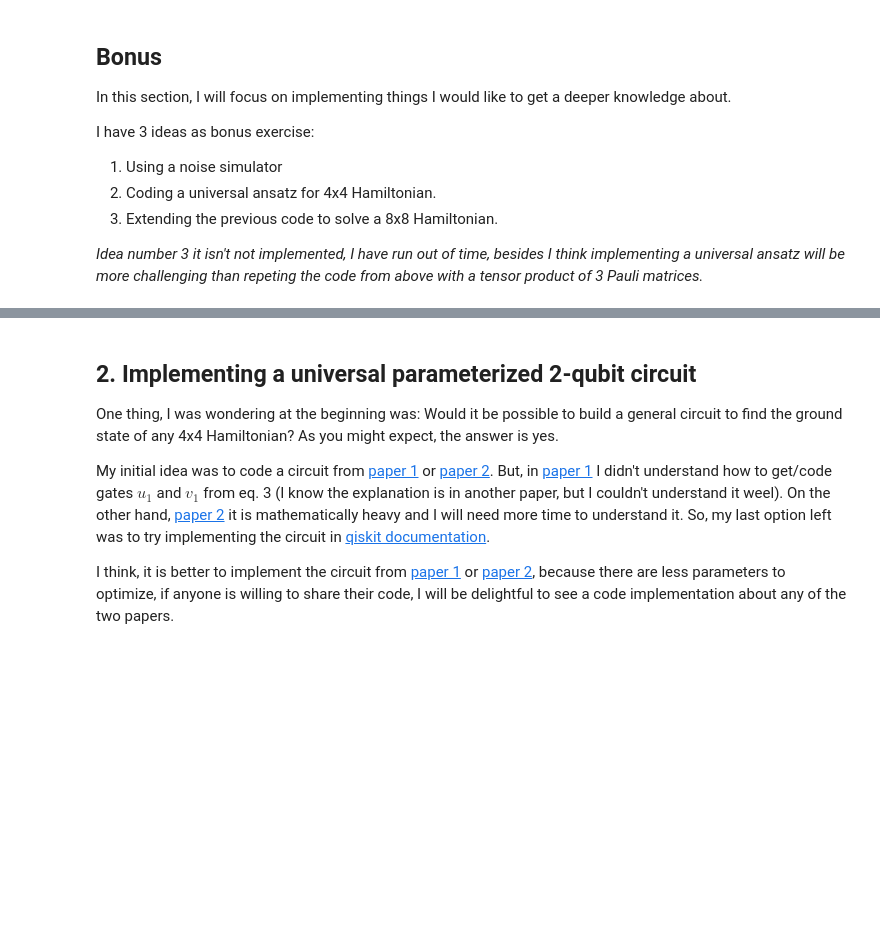
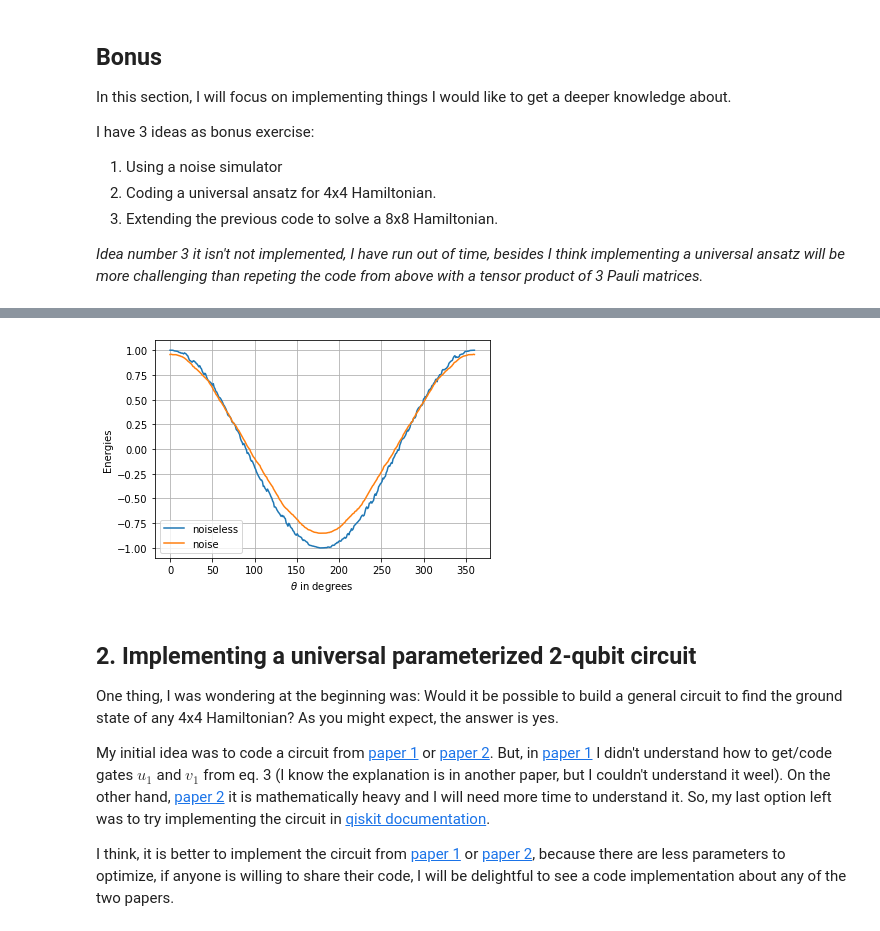
Before and after one commit to gllodra12/VQE-4x4-Hamiltonian, a Jupyter notebook: Task_4.ipynb, the cells around one changed output, grey strips where cells are left out. Drawn from its saved outputs; the diff is of its cells as text; code cells hidden in the pictures; blank space fills up the shorter version.

Commit message:
Noise and universal circuits added

```diff
--- a/Task_4.ipynb
+++ b/Task_4.ipynb
@@ -568,16 +580,4 @@ from qiskit.providers.aer.noise import NoiseModel
 # %%
-# Build noise model from backend properties
-provider = IBMQ.load_account()
-backend = provider.get_backend('ibmq_vigo')
-noise_model = NoiseModel.from_backend(backend)
-
-# Get coupling map from backend
-coupling_map = backend.configuration().coupling_map
-
-# Get basis gates from noise model
-basis_gates = noise_model.basis_gates
-
-
 def measure_expected_value_with_noise(parameter, measure, num_shots):
     # To measure each term in the right basis.
     if measure == 'II':
@@ -585,14 +585,14 @@ def measure_expected_value_with_noise(parameter, measure, num_shots):
     else:
         circuit = quantum_circuit(parameter, measure)
 
-
     # Perform experiment n times on a noise simulator
     job = execute(circuit,
                   backend=Aer.get_backend('qasm_simulator'),
                   basis_gates=basis_gates,
                   noise_model=noise_model,
                   coupling_map=coupling_map,
-                  shots=num_shots
+                  shots=num_shots,
+                  seed_simulator=0
                  )
     result = job.result()
     counts = result.get_counts()
@@ -634,2 +634,10 @@ Energy ground state =  -1.0
 Theta ground state =  3.125 radians
 Theta ground state =  179.04931097838227 degree
+# %%
+angles = np.linspace(0.0, 2.0 * np.pi, 360)
+coefficients={'II':0.5, 'ZZ':0.5, 'XX':-0.5, 'YY':-0.5}
+
+energies_noise = list()
+for theta in angles:
+    E = energy_with_noise(theta, coefficients, num_shots=1000)
+    energies_noise.append(E)
@@ -636,3 +655,13 @@ Theta ground state =  179.04931097838227 degree
+# %%
+plt.plot(angles*180/np.pi, energies, label='noiseless')
+plt.plot(angles*180/np.pi, energies_noise, label='noise')
+plt.xlabel(r"$\theta$ in degrees")
+plt.ylabel("Energies")
+plt.legend()
+plt.grid()
+plt.show()
+# %% [output]
+[figure, added]
 # %% [markdown]
 ## 2. Implementing a  universal parameterized 2-qubit circuit
 
```
Also changed, not shown: parts of 24 cells of this notebook.
